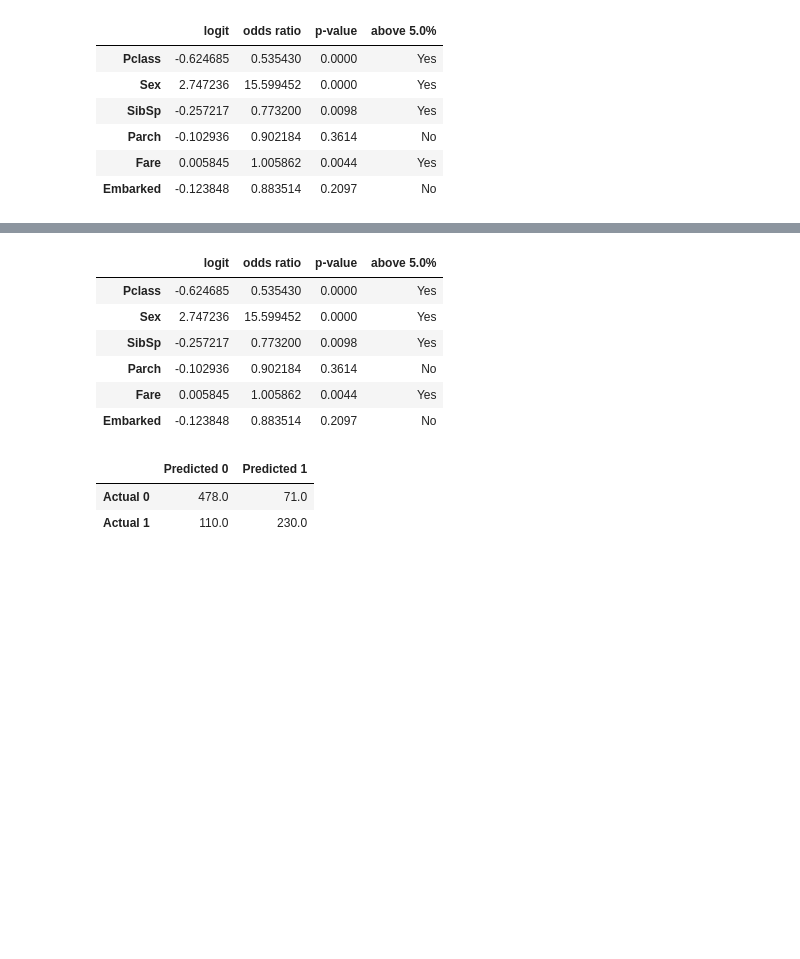
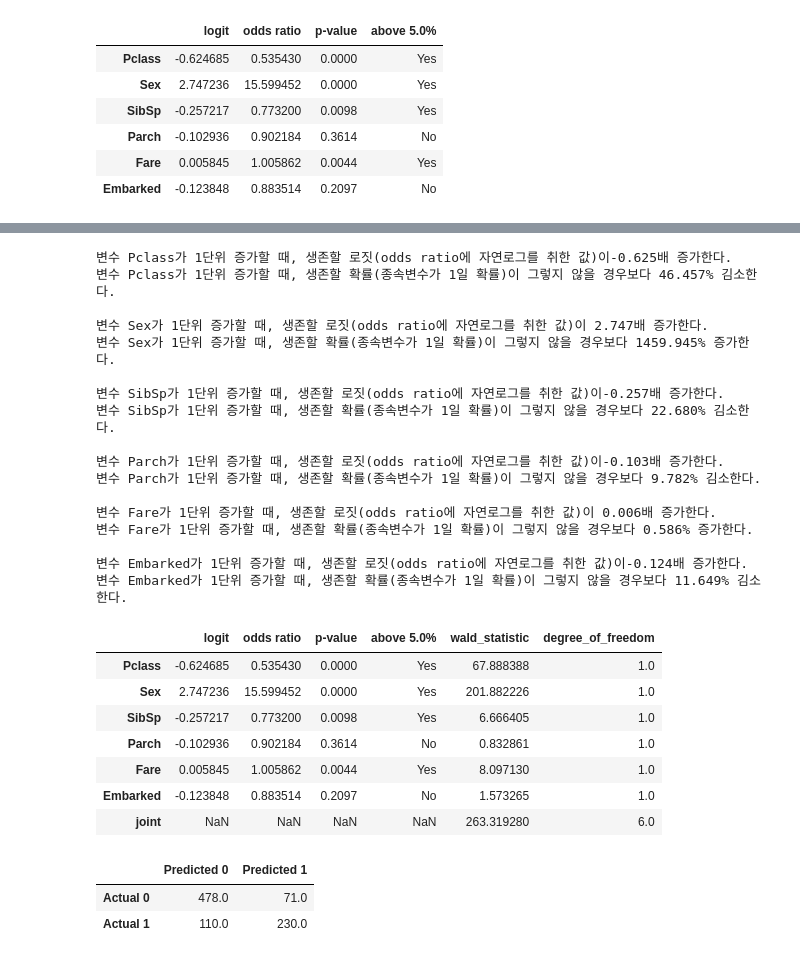
Before and after one commit to freejyb/statistics, a Jupyter notebook: Week_12/regression.ipynb, the cells around one changed output, grey strips where cells are left out. Saved outputs shown, nothing was run; the diff lists cells and outputs as text; code cells hidden in the pictures; blank space fills up the shorter version.

```diff
--- a/Week_12/regression.ipynb
+++ b/Week_12/regression.ipynb
@@ -170,7 +203,10 @@ for i in range(len(odds)):
     print(f'변수 {X_train.columns[i]}의 logit : {logreg.params[i] : .3f}')
     print(f'변수 {X_train.columns[i]}가 1단위 증가할 때, 생존할 로짓(odds ratio에 자연로그를 취한 값)이{logreg.params[i] : .3f}배 증가한다.')
     print(f'변수 {X_train.columns[i]}의 odds ratio : {odds[i] : .3f}')
-    print(f'변수 {X_train.columns[i]}가 1단위 증가할 때, 생존할 확률(종속변수가 1일 확률)이 그렇지 않을 경우보다{odds[i] : .3f}배 증가한다.\n')
+    if odds[i] > 1:
+        print(f'변수 {X_train.columns[i]}가 1단위 증가할 때, 생존할 확률(종속변수가 1일 확률)이 그렇지 않을 경우보다{(odds[i]-1) * 100 : .3f}% 증가한다.\n')
+    else :
+        print(f'변수 {X_train.columns[i]}가 1단위 증가할 때, 생존할 확률(종속변수가 1일 확률)이 그렇지 않을 경우보다{(1 - odds[i]) * 100 : .3f}% 김소한다.\n')
 # %% [output]
 변수 Pclass의 logit : -0.625
 변수 Pclass가 1단위 증가할 때, 생존할 로짓(odds ratio에 자연로그를 취한 값)이-0.625배 증가한다.
@@ -213,12 +260,38 @@ def logistic_variable(X_train,Y_train, sig_level=.05, output = True):
     logistic_result = sm.Logit(Y_train, X_train).fit()
     print(logistic_result.summary())
 
+    # list 생성
+    x_vars = list(logreg.summary2().tables[1].index)
+    statistic = []
+    p_val = []
+    d_f = []
+
+    # 리스트에 append (왈드 통계치, p값, 자유도)
+    for i in x_vars:
+        statistic.append(logreg.wald_test(i).statistic[0][0])
+        p_val.append(np.round(logreg.wald_test(i).pvalue, 4))
+        d_f.append(logreg.wald_test(i).df_denom)
+
+    statistic.append(logreg.wald_test([x for x in x_vars]).statistic[0][0])
+    p_val.append(np.round(logreg.wald_test([x for x in x_vars]).pvalue, 4))
+    d_f.append(logreg.wald_test([x for x in x_vars]).df_denom)
+    x_vars.append('joint')
+
+    # 왈드 통계치 데이터 프레임 형성
+    wald = pd.DataFrame({'wald_statistic' : statistic,
+                        'P>|z|' : p_val,
+                        'degree_of_freedom' : d_f}, index=x_vars)
+
+    # odds 생성
     odds = np.exp(logistic_result.params)
 
     if output == True:
         for i in range(len(odds)):
             print(f'변수 {X_train.columns[i]}가 1단위 증가할 때, 생존할 로짓(odds ratio에 자연로그를 취한 값)이{logistic_result.params[i] : .3f}배 증가한다.')
-            print(f'변수 {X_train.columns[i]}가 1단위 증가할 때, 생존할 확률(종속변수가 1일 확률)이 그렇지 않을 경우보다{odds[i] : .3f}배 증가한다.\n')
+            if odds[i] > 1:
+                print(f'변수 {X_train.columns[i]}가 1단위 증가할 때, 생존할 확률(종속변수가 1일 확률)이 그렇지 않을 경우보다{(odds[i]-1) * 100 : .3f}% 증가한다.\n')
+            else :
+                print(f'변수 {X_train.columns[i]}가 1단위 증가할 때, 생존할 확률(종속변수가 1일 확률)이 그렇지 않을 경우보다{(1 - odds[i]) * 100 : .3f}% 김소한다.\n')
     else:
         pass
 
@@ -227,9 +300,11 @@ def logistic_variable(X_train,Y_train, sig_level=.05, output = True):
     logistic_variable.loc[logistic_variable['p-value'] > sig_level, f'above {sig_level*100}%'] = 'No'
     logistic_variable.loc[logistic_variable['p-value'] < sig_level, f'above {sig_level*100}%'] = 'Yes'
 
-    return logistic_variable
+    result = pd.concat([logistic_variable, wald[['wald_statistic', 'degree_of_freedom']]], axis = 1)
+
+    return result
 # %%
-logistic_variable(X_train,Y_train, .05, False)
+logistic_variable(X_train,Y_train, .05, True)
 # %% [output]
 Optimization terminated successfully.
          Current function value: 0.459106
@@ -244,17 +319,35 @@ Time:                        13:21:15   Log-Likelihood:                -408.15
 converged:                       True   LL-Null:                       -591.41
 Covariance Type:            nonrobust   LLR p-value:                 4.834e-77
 ... (6 lines left out)
 Parch         -0.1029      0.113     -0.913      0.361      -0.324       0.118
 Fare           0.0058      0.002      2.846      0.004       0.002       0.010
 Embarked      -0.1238      0.099     -1.254      0.210      -0.317       0.070
 ==============================================================================
+변수 Pclass가 1단위 증가할 때, 생존할 로짓(odds ratio에 자연로그를 취한 값)이-0.625배 증가한다.
+변수 Pclass가 1단위 증가할 때, 생존할 확률(종속변수가 1일 확률)이 그렇지 않을 경우보다 46.457% 김소한다.
+
+변수 Sex가 1단위 증가할 때, 생존할 로짓(odds ratio에 자연로그를 취한 값)이 2.747배 증가한다.
+변수 Sex가 1단위 증가할 때, 생존할 확률(종속변수가 1일 확률)이 그렇지 않을 경우보다 1459.945% 증가한다.
+
+변수 SibSp가 1단위 증가할 때, 생존할 로짓(odds ratio에 자연로그를 취한 값)이-0.257배 증가한다.
+변수 SibSp가 1단위 증가할 때, 생존할 확률(종속변수가 1일 확률)이 그렇지 않을 경우보다 22.680% 김소한다.
+
+변수 Parch가 1단위 증가할 때, 생존할 로짓(odds ratio에 자연로그를 취한 값)이-0.103배 증가한다.
+변수 Parch가 1단위 증가할 때, 생존할 확률(종속변수가 1일 확률)이 그렇지 않을 경우보다 9.782% 김소한다.
+
+변수 Fare가 1단위 증가할 때, 생존할 로짓(odds ratio에 자연로그를 취한 값)이 0.006배 증가한다.
+변수 Fare가 1단위 증가할 때, 생존할 확률(종속변수가 1일 확률)이 그렇지 않을 경우보다 0.586% 증가한다.
+
+변수 Embarked가 1단위 증가할 때, 생존할 로짓(odds ratio에 자연로그를 취한 값)이-0.124배 증가한다.
+변수 Embarked가 1단위 증가할 때, 생존할 확률(종속변수가 1일 확률)이 그렇지 않을 경우보다 11.649% 김소한다.
-|  | logit | odds ratio | p-value | above 5.0% |
-| Pclass | -0.624685 | 0.535430 | 0.0000 | Yes |
-| Sex | 2.747236 | 15.599452 | 0.0000 | Yes |
-| SibSp | -0.257217 | 0.773200 | 0.0098 | Yes |
-| Parch | -0.102936 | 0.902184 | 0.3614 | No |
-| Fare | 0.005845 | 1.005862 | 0.0044 | Yes |
-| Embarked | -0.123848 | 0.883514 | 0.2097 | No |
+|  | logit | odds ratio | p-value | above 5.0% | wald_statistic | degree_of_freedom |
+| Pclass | -0.624685 | 0.535430 | 0.0000 | Yes | 67.888388 | 1.0 |
+| Sex | 2.747236 | 15.599452 | 0.0000 | Yes | 201.882226 | 1.0 |
+| SibSp | -0.257217 | 0.773200 | 0.0098 | Yes | 6.666405 | 1.0 |
+| Parch | -0.102936 | 0.902184 | 0.3614 | No | 0.832861 | 1.0 |
+| Fare | 0.005845 | 1.005862 | 0.0044 | Yes | 8.097130 | 1.0 |
+| Embarked | -0.123848 | 0.883514 | 0.2097 | No | 1.573265 | 1.0 |
+| joint | NaN | NaN | NaN | NaN | 263.319280 | 6.0 |
 # %%
 # 혼동행렬 (confusion matrix)
 cm_df = pd.DataFrame(logreg.pred_table())
```
Also changed, not shown: parts of 5 cells of this notebook.
